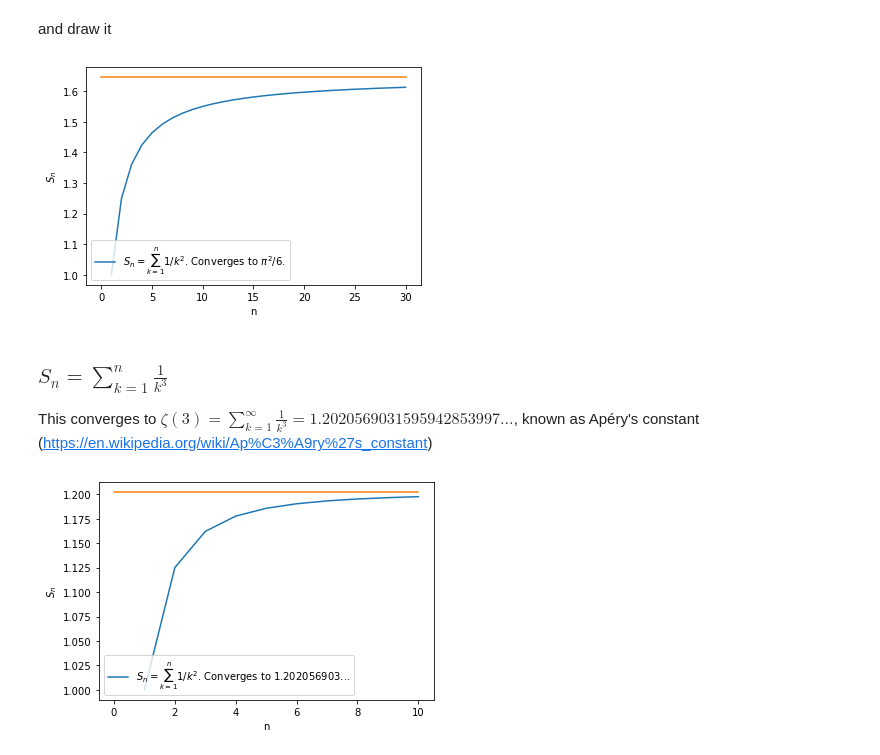
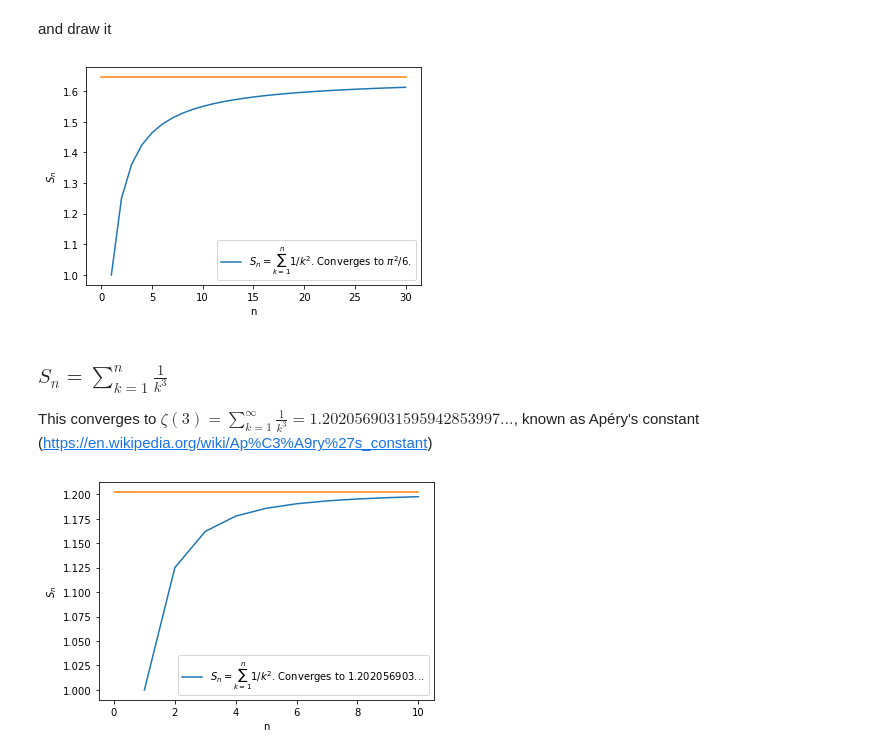
Before and after one commit to JonasRademacker/JupyterNotebooksForTeachingMath, a Jupyter notebook: Sequences and Series.ipynb, the cells around one changed output. Drawn from its saved outputs; the diff is of its cells as text; code cells hidden in the pictures.

```diff
--- a/Sequences and Series.ipynb
+++ b/Sequences and Series.ipynb
@@ -344,11 +357,13 @@ inverseSquareLimitArray = np.ones(n+1)*np.math.pi**2/6
 # %% [markdown]
 and draw it
 # %%
-draw(inverseSquareArray, label="$S_n = \sum_{k=1}^n 1/k^2$. Converges to $\pi^2/6$.")
+draw(inverseSquareArray
+     , label="$S_n = \sum_{k=1}^n 1/k^2$. Converges to $\pi^2/6$."
+     , labelposition="lower right")
 plt.plot(inverseSquareLimitArray)
 plt.show()
 # %% [output]
-[figure, old version]
+[figure, new version]
 # %% [markdown]
 ### $S_n = \sum\limits_{k=1}^{n} \frac{1}{k^3}$
 This converges to $\zeta(3) = \sum\limits_{k=1}^{\infty} \frac{1}{k^3}=1.2020569031595942853997\ldots$, known as Apéry's constant (https://en.wikipedia.org/wiki/Ap%C3%A9ry%27s_constant)
@@ -356,8 +371,10 @@ This converges to $\zeta(3) = \sum\limits_{k=1}^{\infty} \frac{1}{k^3}=1.2020569
 n=10
 RiemanZeta3Array = powerSeries(n, 3)
 RiemanZeta3LimitArray = np.ones(n+1)*1.202056903159594285399738161511449990764986292
-draw(RiemanZeta3Array, label="$S_n = \sum_{k=1}^n 1/k^2$. Converges to 1.202056903...")
+draw(RiemanZeta3Array
+     , label="$S_n = \sum_{k=1}^n 1/k^2$. Converges to 1.202056903..."
+     , labelposition="lower right")
 plt.plot(RiemanZeta3LimitArray)
 plt.show()
 # %% [output]
-[figure, old version]
+[figure, new version]
```
Also changed, not shown: parts of 5 cells of this notebook.
